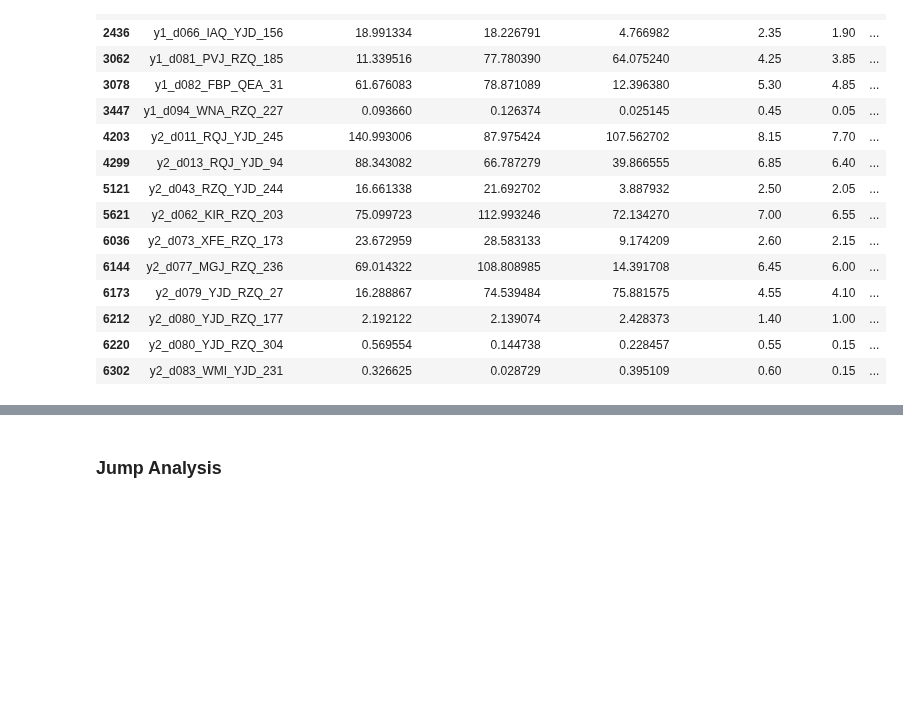
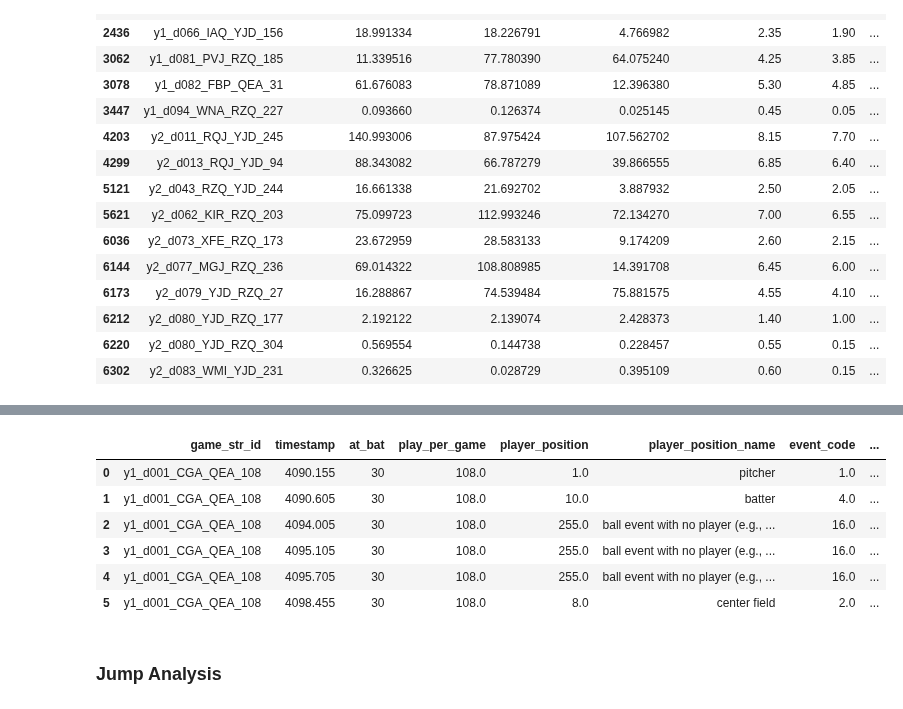
Before and after one commit to d2osborn/SMTChallenge2025, a Jupyter notebook: Team15-eda.ipynb, the cells around one changed output, grey strips where cells are left out. Saved outputs shown, nothing was run; the diff lists cells and outputs as text; code cells hidden in the pictures; blank space fills up the shorter version.

```diff
--- a/Team15-eda.ipynb
+++ b/Team15-eda.ipynb
@@ -1376,3 +1350,13 @@ MovieWriter imagemagick unavailable; using Pillow instead.
+# %%
+game_events_changer(event_pos_ball[event_pos_ball['game_str_id'] == 'y1_d001_CGA_QEA_108'])
+# %% [output]
+|  | game_str_id | timestamp | at_bat | play_per_game | player_position | player_position_name | event_code | ... |
+| 0 | y1_d001_CGA_QEA_108 | 4090.155 | 30 | 108.0 | 1.0 | pitcher | 1.0 | ... |
+| 1 | y1_d001_CGA_QEA_108 | 4090.605 | 30 | 108.0 | 10.0 | batter | 4.0 | ... |
+| 2 | y1_d001_CGA_QEA_108 | 4094.005 | 30 | 108.0 | 255.0 | ball event with no player (e.g., ... | 16.0 | ... |
+| 3 | y1_d001_CGA_QEA_108 | 4095.105 | 30 | 108.0 | 255.0 | ball event with no player (e.g., ... | 16.0 | ... |
+| 4 | y1_d001_CGA_QEA_108 | 4095.705 | 30 | 108.0 | 255.0 | ball event with no player (e.g., ... | 16.0 | ... |
+| 5 | y1_d001_CGA_QEA_108 | 4098.455 | 30 | 108.0 | 8.0 | center field | 2.0 | ... |
 # %% [markdown]
 ### Jump Analysis
 # %%
```
Also changed, not shown: parts of 12 cells of this notebook, 2 other files.
